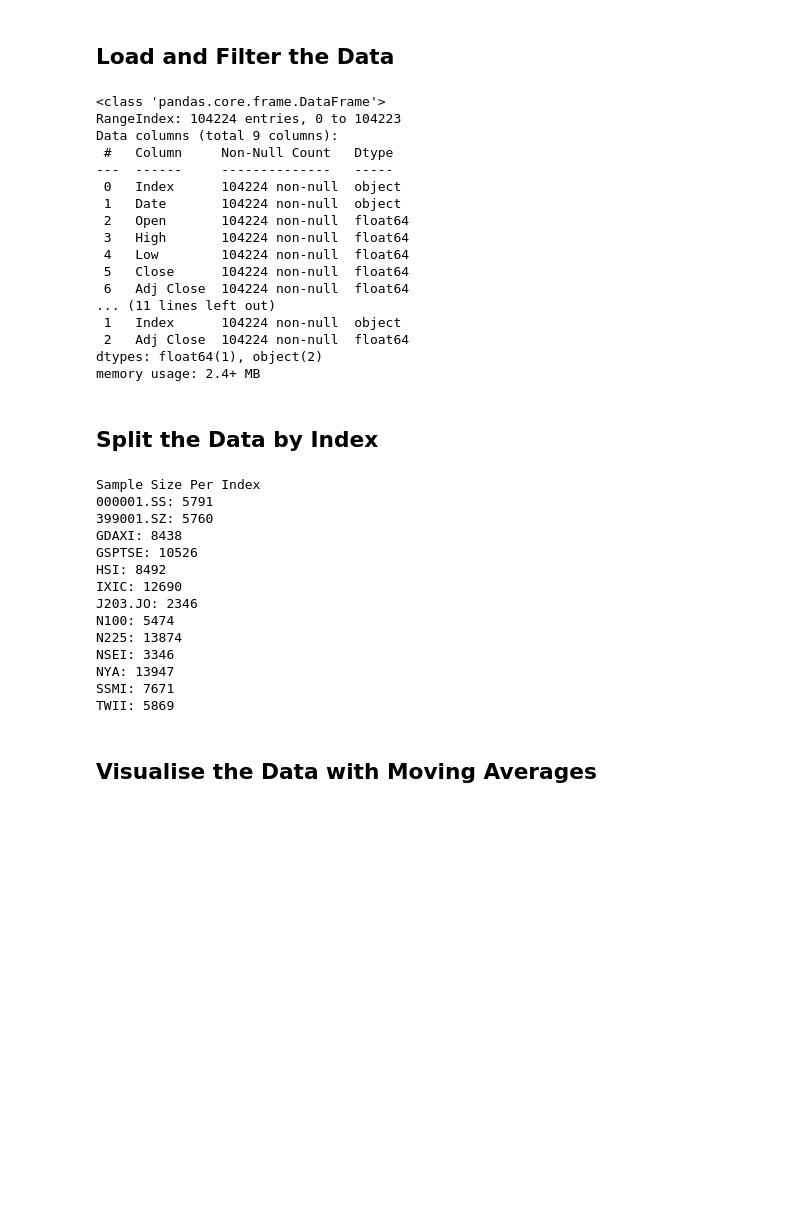
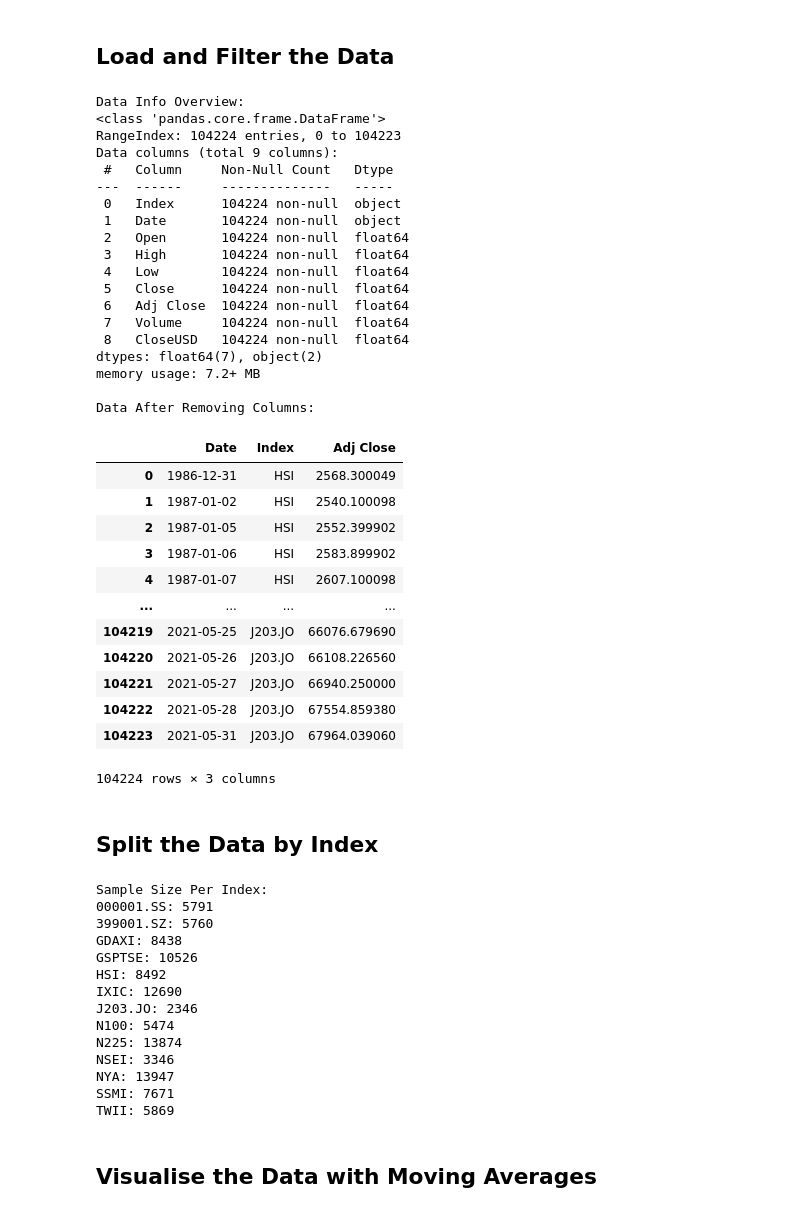
Before and after one commit to IsaacCheng9/stock-exchange-analysis, a Jupyter notebook: data_analysis.ipynb, the cells around one changed output. Saved outputs shown, nothing was run; the diff lists cells and outputs as text; code cells hidden in the pictures; blank space fills up the shorter version.

```diff
--- a/data_analysis.ipynb
+++ b/data_analysis.ipynb
@@ -10,30 +10,46 @@ from sklearn.model_selection import train_test_split
 # %%
 # Load the stock data and check whether it has been loaded correctly.
 data = pandas.read_csv("data/index_processed.csv")
+print("Data Info Overview:")
 data.info()
-print()
 
+print("\nData After Removing Columns:")
 # Restrict analysis to focus on the adjusted close price of each index per day.
 data = data[["Date", "Index", "Adj Close"]]
-data.info()
+display(data)
 # %% [output]
+Data Info Overview:
 <class 'pandas.core.frame.DataFrame'>
 RangeIndex: 104224 entries, 0 to 104223
 Data columns (total 9 columns):
  #   Column     Non-Null Count   Dtype
 ---  ------     --------------   -----
  0   Index      104224 non-null  object
  1   Date       104224 non-null  object
  2   Open       104224 non-null  float64
  3   High       104224 non-null  float64
  4   Low        104224 non-null  float64
  5   Close      104224 non-null  float64
  6   Adj Close  104224 non-null  float64
-... (11 lines left out)
- 1   Index      104224 non-null  object
- 2   Adj Close  104224 non-null  float64
-dtypes: float64(1), object(2)
-memory usage: 2.4+ MB
+ 7   Volume     104224 non-null  float64
+ 8   CloseUSD   104224 non-null  float64
+dtypes: float64(7), object(2)
+memory usage: 7.2+ MB
+
+Data After Removing Columns:
+|  | Date | Index | Adj Close |
+| 0 | 1986-12-31 | HSI | 2568.300049 |
+| 1 | 1987-01-02 | HSI | 2540.100098 |
+| 2 | 1987-01-05 | HSI | 2552.399902 |
+| 3 | 1987-01-06 | HSI | 2583.899902 |
+| 4 | 1987-01-07 | HSI | 2607.100098 |
+| ... | ... | ... | ... |
+| 104219 | 2021-05-25 | J203.JO | 66076.679690 |
+| 104220 | 2021-05-26 | J203.JO | 66108.226560 |
+| 104221 | 2021-05-27 | J203.JO | 66940.250000 |
+| 104222 | 2021-05-28 | J203.JO | 67554.859380 |
+| 104223 | 2021-05-31 | J203.JO | 67964.039060 |
+104224 rows × 3 columns
 # %% [markdown]
 ## Split the Data by Index
 # %%
@@ -43,11 +59,11 @@ data_frames_per_index = {
 }
 
 # Show how many rows of data are available for each index.
-print("Sample Size Per Index")
+print("Sample Size Per Index:")
 for index, data_frame in data_frames_per_index.items():
     print(f"{index}: {len(data_frame)}")
 # %% [output]
-Sample Size Per Index
+Sample Size Per Index:
 000001.SS: 5791
 399001.SZ: 5760
 GDAXI: 8438
```
Also changed, not shown: parts of 3 cells of this notebook.
